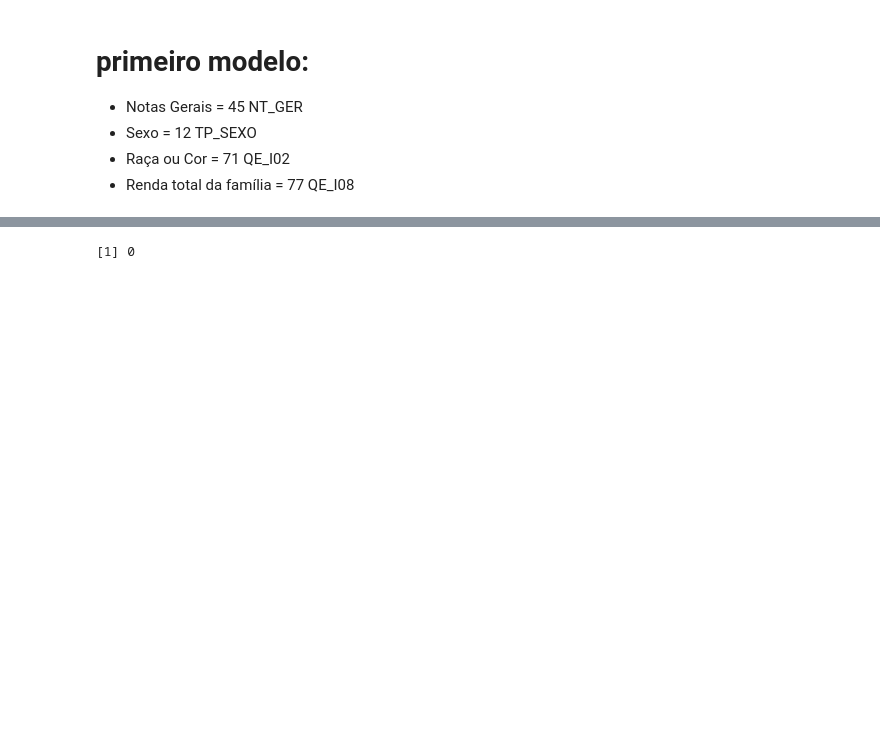
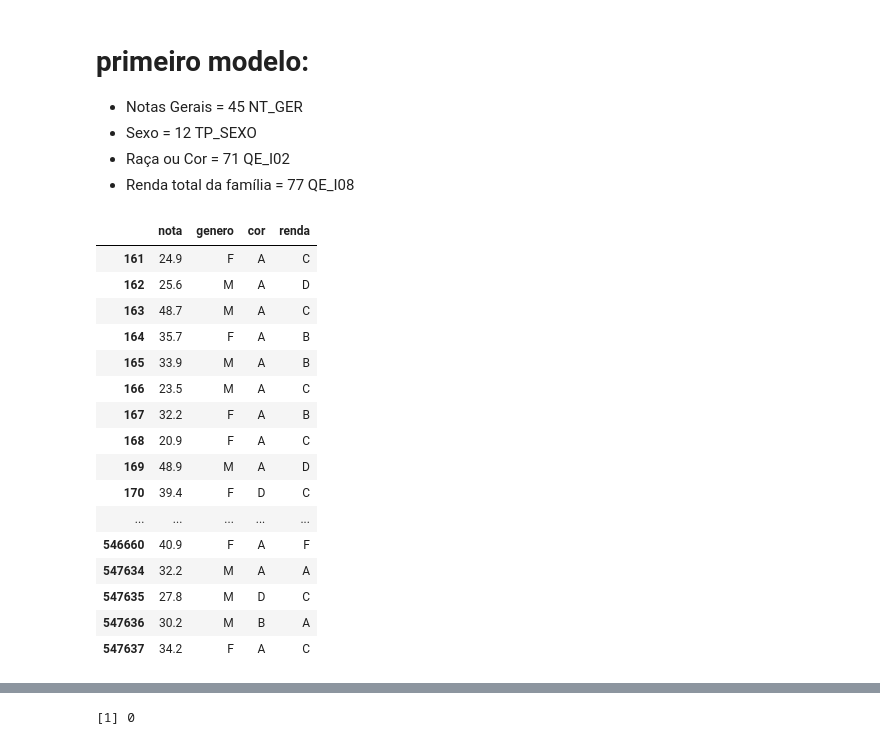
Before and after one commit to emariot/econometria, a Jupyter notebook: funcao_desempenho.ipynb, the cells around one changed output, grey strips where cells are left out. Cells and saved outputs as stored; diff of their text form; code cells hidden in the pictures; blank space fills up the shorter version.

```diff
--- a/funcao_desempenho.ipynb
+++ b/funcao_desempenho.ipynb
@@ -187,7 +187,25 @@ sum(df$QE_I08 == "")
 * Raça ou Cor = 71 QE_I02
 * Renda total da família = 77 QE_I08
 # %%
-df_1 = df %>%
-        select(NT_GER, TP_SEXO, QE_I02, QE_I08) %>%
-        rename(nota=NT_GER, genero=TP_SEXO, cor=QE_I02, renda=QE_I08)
+df %>%
+    select(NT_GER, TP_SEXO, QE_I02, QE_I08) %>%
+    setNames(c("nota", "genero", "cor", "renda"))
+# %% [output]
+|  | nota | genero | cor | renda |
+| 161 | 24.9 | F | A | C |
+| 162 | 25.6 | M | A | D |
+| 163 | 48.7 | M | A | C |
+| 164 | 35.7 | F | A | B |
+| 165 | 33.9 | M | A | B |
+| 166 | 23.5 | M | A | C |
+| 167 | 32.2 | F | A | B |
+| 168 | 20.9 | F | A | C |
+| 169 | 48.9 | M | A | D |
+| 170 | 39.4 | F | D | C |
+| ... | ... | ... | ... | ... |
+| 546660 | 40.9 | F | A | F |
+| 547634 | 32.2 | M | A | A |
+| 547635 | 27.8 | M | D | C |
+| 547636 | 30.2 | M | B | A |
+| 547637 | 34.2 | F | A | C |
 # %%
```
Also changed, not shown: parts of 6 cells of this notebook.
